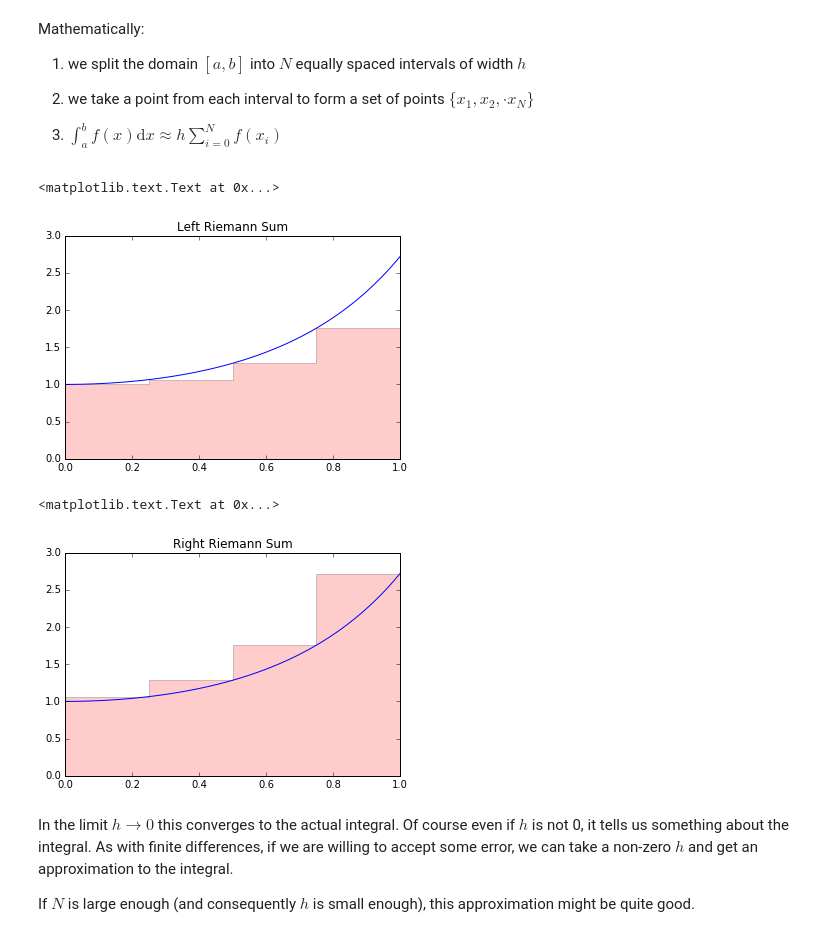
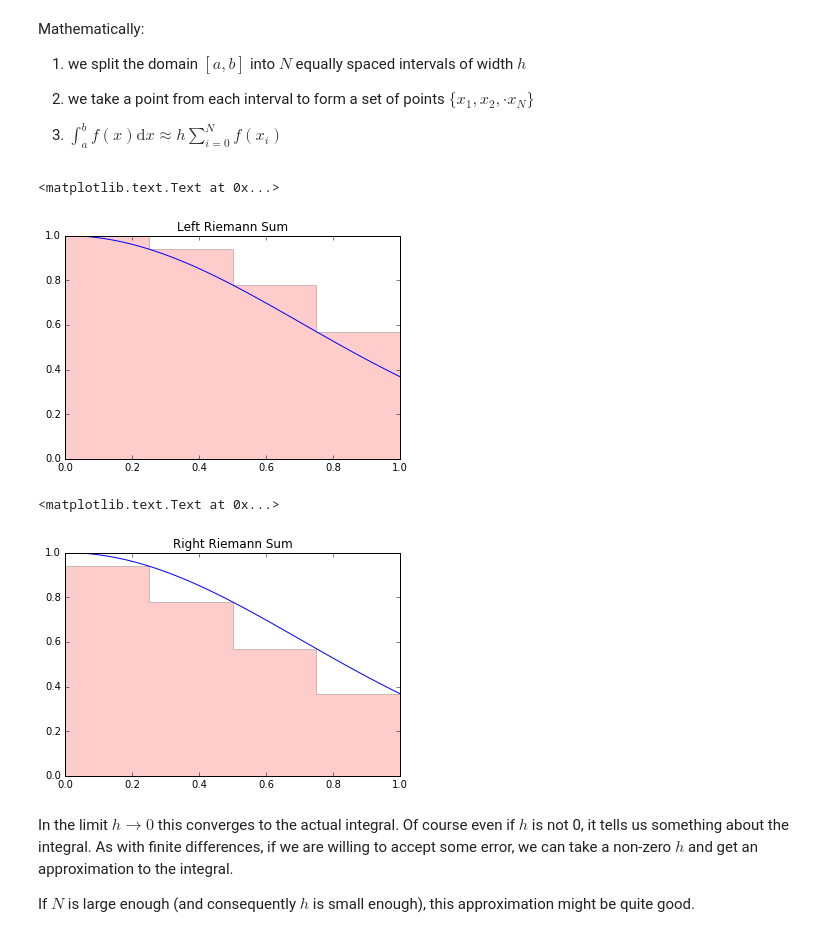
Before and after one commit to lukasbystricky/ISC-3313, a Jupyter notebook: lectures/chapter3/2-numerical_calculus.ipynb, the cells around one changed output. Saved outputs shown, nothing was run; the diff lists cells and outputs as text; code cells hidden in the pictures.

```diff
--- a/lectures/chapter3/2-numerical_calculus.ipynb
+++ b/lectures/chapter3/2-numerical_calculus.ipynb
@@ -299,26 +313,26 @@ Mathematically:
 3) $\int_a^b f(x)\text{d}x \approx h\sum\limits_{i=0}^N f(x_i)$
 # %%
 x_rem = [0, 0.25, 0.25, 0.5, 0.5, 0.75, 0.75, 1]
-y_rem = [np.exp(0), np.exp(0), np.exp(0.25**2), np.exp(0.25**2), \
-        np.exp(0.5**2), np.exp(0.5**2), np.exp(0.75**2), np.exp(0.75**2)]
+y_rem = [np.exp(0), np.exp(0), np.exp(-0.25**2), np.exp(-0.25**2), \
+        np.exp(-0.5**2), np.exp(-0.5**2), np.exp(-0.75**2), np.exp(-0.75**2)]
 plt.fill_between(x_rem, 0, y_rem, facecolor="r", alpha = 0.2)
 x = np.linspace(0,1,100)
-plt.plot(x, np.exp(x**2))
+plt.plot(x, np.exp(-x**2))
 plt.title("Left Riemann Sum")
 # %% [output]
 <matplotlib.text.Text at 0x...>
-[figure, old version]
+[figure, new version]
 # %%
 x_rem = [0, 0.25, 0.25, 0.5, 0.5, 0.75, 0.75, 1]
-y_rem = [np.exp(0.25**2), np.exp(0.25**2), np.exp(0.5**2), np.exp(0.5**2), \
-        np.exp(0.75**2), np.exp(0.75**2), np.exp(1), np.exp(1)]
+y_rem = [np.exp(-0.25**2), np.exp(-0.25**2), np.exp(-0.5**2), np.exp(-0.5**2), \
+        np.exp(-0.75**2), np.exp(-0.75**2), np.exp(-1), np.exp(-1)]
 plt.fill_between(x_rem, 0, y_rem, facecolor="r", alpha = 0.2)
 x = np.linspace(0,1,100)
-plt.plot(x, np.exp(x**2))
+plt.plot(x, np.exp(-x**2))
 plt.title("Right Riemann Sum")
 # %% [output]
 <matplotlib.text.Text at 0x...>
-[figure, old version]
+[figure, new version]
 # %% [markdown]
 In the limit $h\to 0$ this converges to the actual integral. Of course even if $h$ is not 0, it tells us something about the integral. As with finite differences, if we are willing to accept some error, we can take a non-zero $h$ and get an approximation to the integral.
 
```
Also changed, not shown: parts of 3 cells of this notebook.
